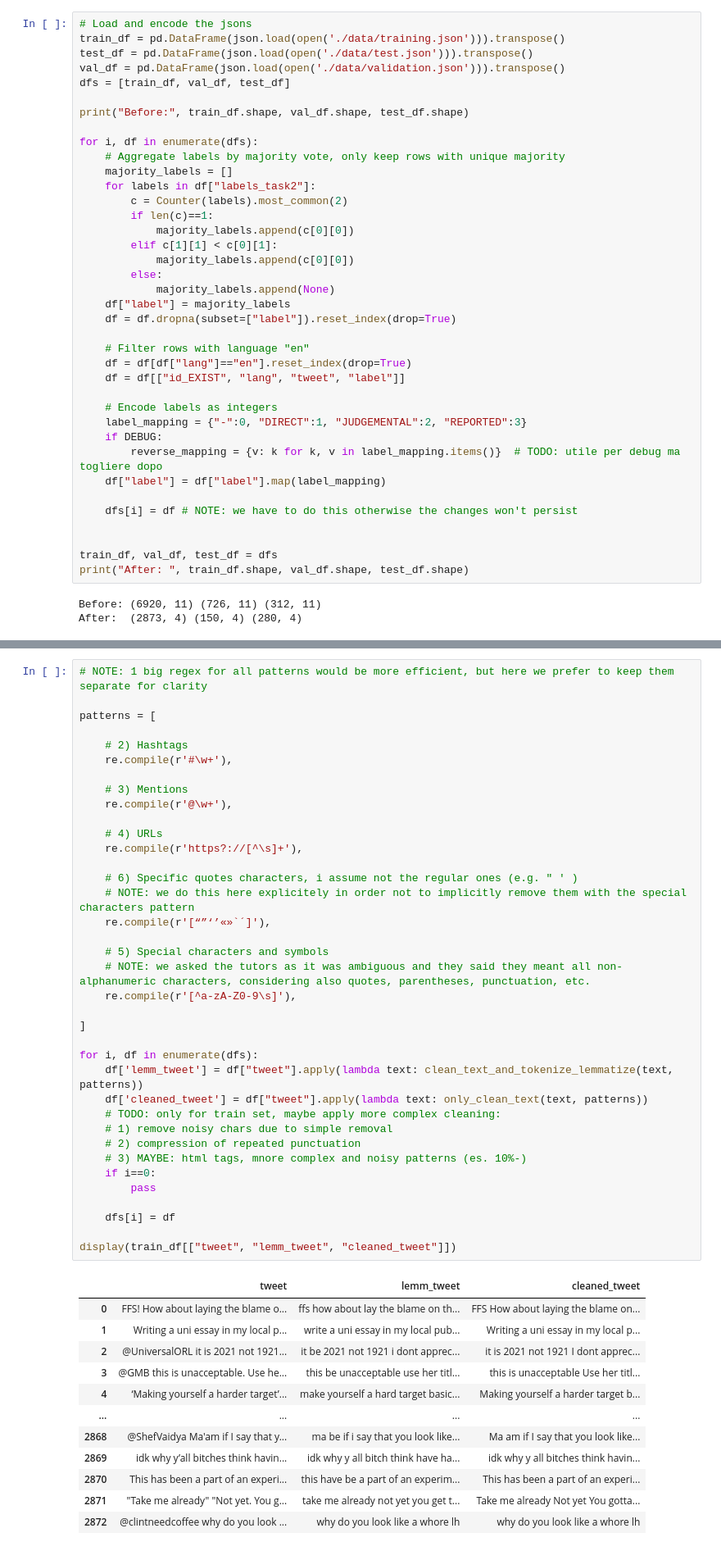
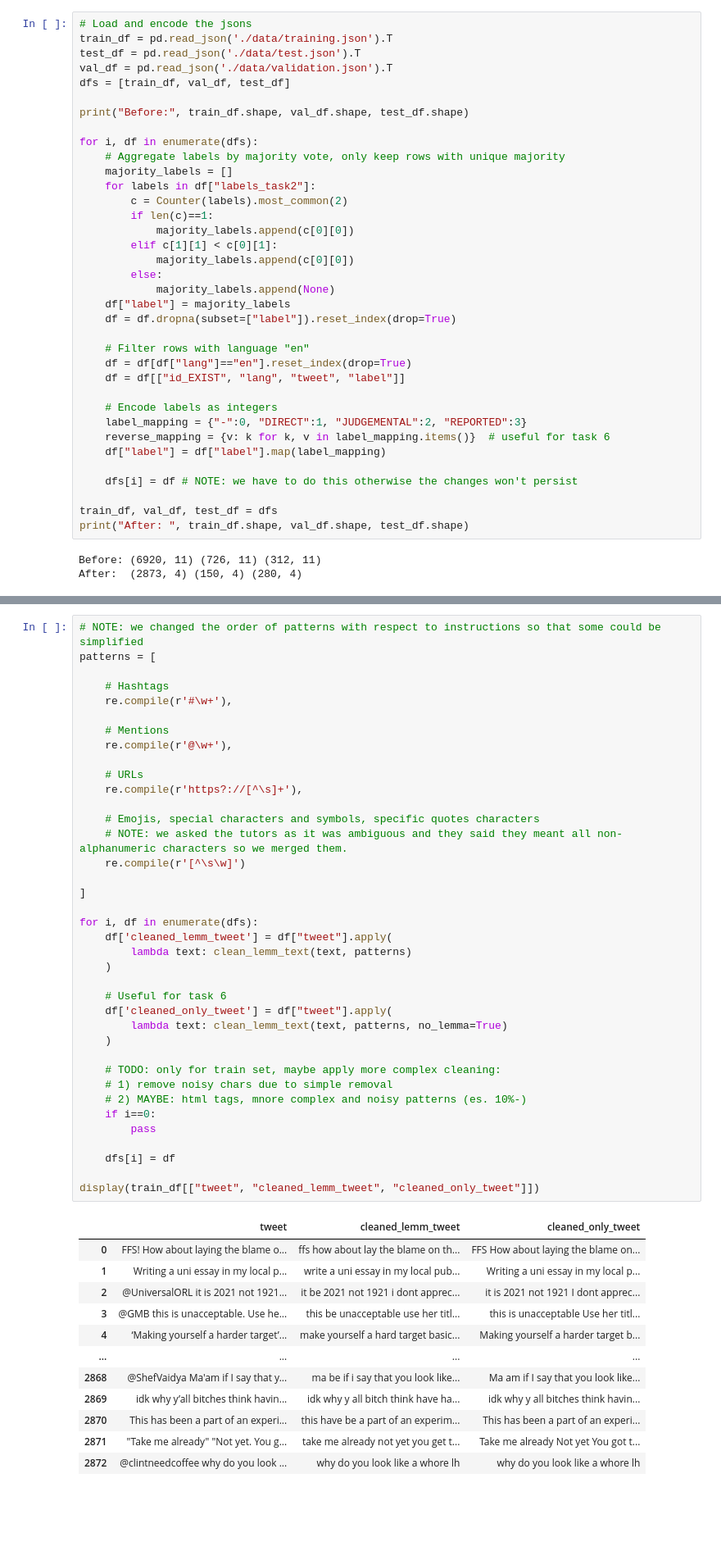
Before and after one commit to 26leonardo/NLP_project, a Jupyter notebook: A1/Assignment1-2526.ipynb, the cells around one changed output, grey strips where cells are left out. Shown at 82% size. Cells and saved outputs as stored; diff of their text form; blank space fills up the shorter version.

Commit message:
Applied changes on task 1,2,3,4. Task 4 will likely need adjustments wrt task 5

````diff
--- a/A1/Assignment1-2526.ipynb
+++ b/A1/Assignment1-2526.ipynb
@@ -138,9 +157,9 @@ Check the `A1/data` folder. It contains 3 `.json` files representing `training`,
 ```
 # %%
 # Load and encode the jsons
-train_df = pd.DataFrame(json.load(open('./data/training.json'))).transpose()
-test_df = pd.DataFrame(json.load(open('./data/test.json'))).transpose()
-val_df = pd.DataFrame(json.load(open('./data/validation.json'))).transpose()
+train_df = pd.read_json('./data/training.json').T
+test_df = pd.read_json('./data/test.json').T
+val_df = pd.read_json('./data/validation.json').T
 dfs = [train_df, val_df, test_df]
 
 print("Before:", train_df.shape, val_df.shape, test_df.shape)
@@ -165,13 +184,11 @@ for i, df in enumerate(dfs):
 
     # Encode labels as integers
     label_mapping = {"-":0, "DIRECT":1, "JUDGEMENTAL":2, "REPORTED":3}
-    if DEBUG:
-        reverse_mapping = {v: k for k, v in label_mapping.items()}  # TODO: utile per debug ma togliere dopo
+    reverse_mapping = {v: k for k, v in label_mapping.items()}  # useful for task 6
     df["label"] = df["label"].map(label_mapping)
 
     dfs[i] = df # NOTE: we have to do this otherwise the changes won't persist
 
-
 train_df, val_df, test_df = dfs
 print("After: ", train_df.shape, val_df.shape, test_df.shape)
 # %% [output]
@@ -265,44 +267,45 @@ def only_clean_text(text, patterns):
 [nltk_data] Downloading package punkt_tab to ./nltk_data...
 [nltk_data]   Package punkt_tab is already up-to-date!
 # %%
-# NOTE: 1 big regex for all patterns would be more efficient, but here we prefer to keep them separate for clarity
-
+# NOTE: we changed the order of patterns with respect to instructions so that some could be simplified
 patterns = [
 
-    # 2) Hashtags
+    # Hashtags
     re.compile(r'#\w+'),
 
-    # 3) Mentions
+    # Mentions
     re.compile(r'@\w+'),
 
-    # 4) URLs
+    # URLs
     re.compile(r'https?://[^\s]+'),
 
-    # 6) Specific quotes characters, i assume not the regular ones (e.g. " ' )
-    # NOTE: we do this here explicitely in order not to implicitly remove them with the special characters pattern
-    re.compile(r'[“”‘’«»`´]'),
-
-    # 5) Special characters and symbols
-    # NOTE: we asked the tutors as it was ambiguous and they said they meant all non-alphanumeric characters, considering also quotes, parentheses, punctuation, etc.
-    re.compile(r'[^a-zA-Z0-9\s]'),
+    # Emojis, special characters and symbols, specific quotes characters
+    # NOTE: we asked the tutors as it was ambiguous and they said they meant all non-alphanumeric characters so we merged them.
+    re.compile(r'[^\s\w]')
 
 ]
 
 for i, df in enumerate(dfs):
-    df['lemm_tweet'] = df["tweet"].apply(lambda text: clean_text_and_tokenize_lemmatize(text, patterns))
-    df['cleaned_tweet'] = df["tweet"].apply(lambda text: only_clean_text(text, patterns))
+    df['cleaned_lemm_tweet'] = df["tweet"].apply(
+        lambda text: clean_lemm_text(text, patterns)
+    )
+
+    # Useful for task 6
+    df['cleaned_only_tweet'] = df["tweet"].apply(
+        lambda text: clean_lemm_text(text, patterns, no_lemma=True)
+    )
+
     # TODO: only for train set, maybe apply more complex cleaning:
     # 1) remove noisy chars due to simple removal
-    # 2) compression of repeated punctuation
-    # 3) MAYBE: html tags, mnore complex and noisy patterns (es. 10%-)
+    # 2) MAYBE: html tags, mnore complex and noisy patterns (es. 10%-)
     if i==0:
         pass
 
     dfs[i] = df
 
-display(train_df[["tweet", "lemm_tweet", "cleaned_tweet"]])
+display(train_df[["tweet", "cleaned_lemm_tweet", "cleaned_only_tweet"]])
 # %% [output]
-|  | tweet | lemm_tweet | cleaned_tweet |
+|  | tweet | cleaned_lemm_tweet | cleaned_only_tweet |
 | 0 | FFS! How about laying the blame o... | ffs how about lay the blame on th... | FFS How about laying the blame on... |
 | 1 | Writing a uni essay in my local p... | write a uni essay in my local pub... | Writing a uni essay in my local p... |
 | 2 | @UniversalORL it is 2021 not 1921... | it be 2021 not 1921 i dont apprec... | it is 2021 not 1921 I dont apprec... |
@@ -312,6 +315,6 @@ display(train_df[["tweet", "lemm_tweet", "cleaned_tweet"]])
 | 2868 | @ShefVaidya Ma'am if I say that y... | ma be if i say that you look like... | Ma am if I say that you look like... |
 | 2869 | idk why y’all bitches think havin... | idk why y all bitch think have ha... | idk why y all bitches think havin... |
 | 2870 | This has been a part of an experi... | this have be a part of an experim... | This has been a part of an experi... |
-| 2871 | "Take me already" "Not yet. You g... | take me already not yet you get t... | Take me already Not yet You gotta... |
+| 2871 | "Take me already" "Not yet. You g... | take me already not yet you get t... | Take me already Not yet You got t... |
 | 2872 | @clintneedcoffee why do you look ... | why do you look like a whore lh | why do you look like a whore lh |
 2873 rows × 3 columns
````
Also changed, not shown: parts of 18 cells of this notebook.
